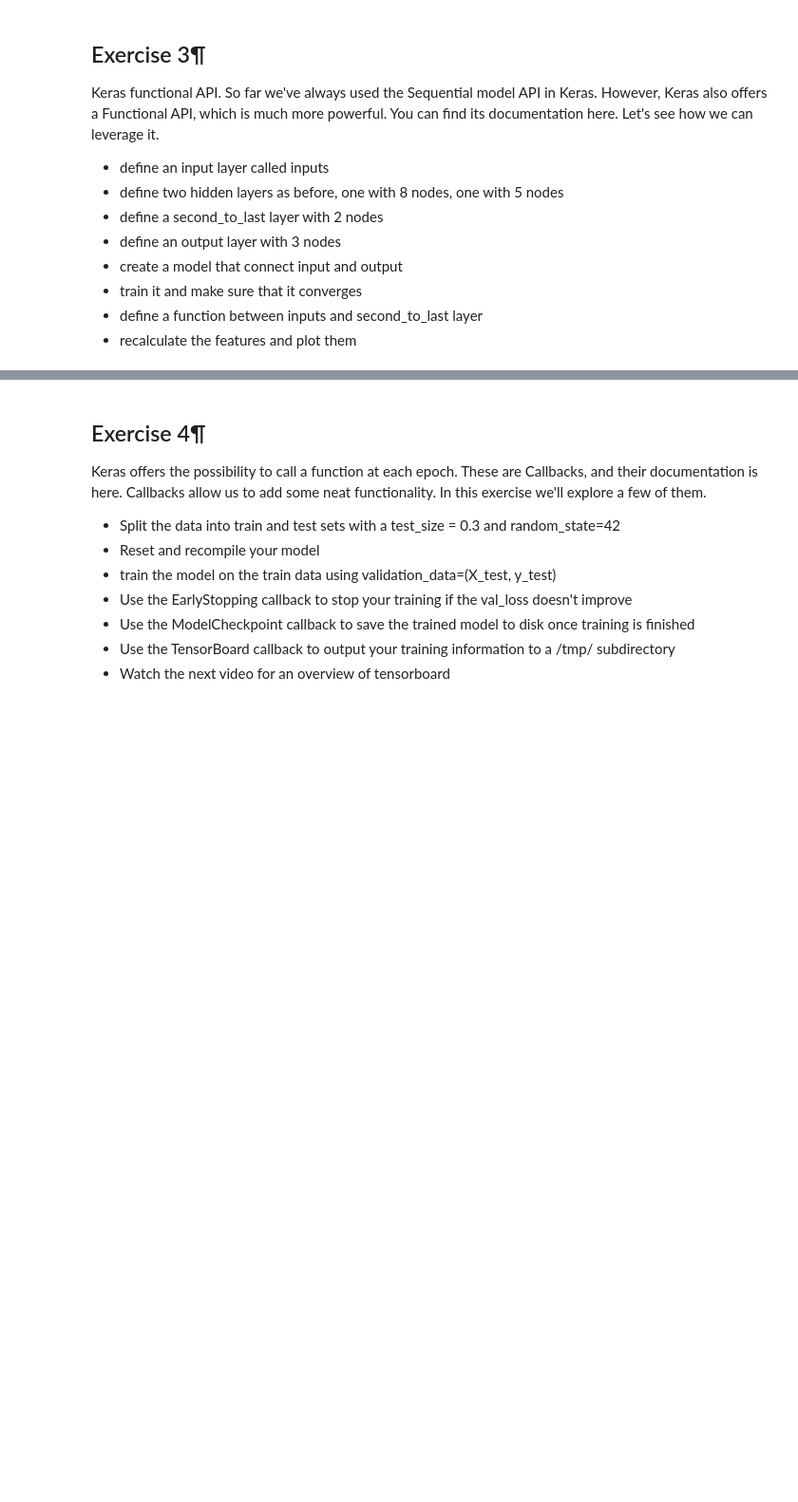
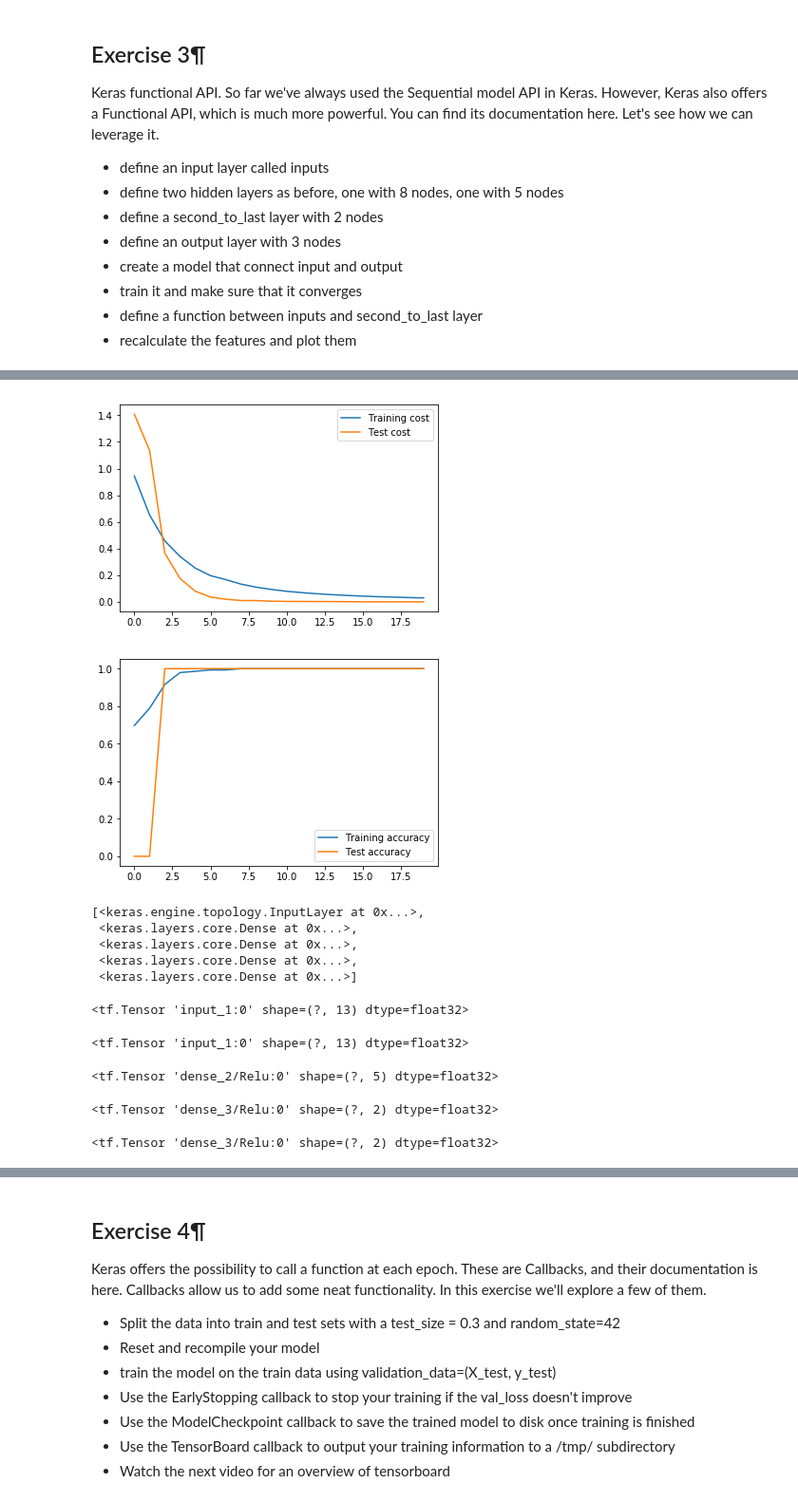
Before and after one commit to YasirHabib/Deep-Learning, a Jupyter notebook: solutions/5 GD Solutions.ipynb, the cells around one changed output, grey strips where cells are left out. Shown at 95% size. Drawn from its saved outputs; the diff is of its cells as text; code cells hidden in the pictures; blank space fills up the shorter version.

Commit message:
Exercise 3 complete

```diff
--- a/solutions/5 GD Solutions.ipynb
+++ b/solutions/5 GD Solutions.ipynb
@@ -423,0 +436,22 @@ Keras functional API. So far we've always used the Sequential model API in Keras
+# %%
+from sklearn.preprocessing import StandardScaler
+
+scalar = StandardScaler()
+X = scalar.fit_transform(df)
+# %%
+from keras.layers import Input, Dense
+from keras.models import Model
+from keras.optimizers import Adam
+from keras import backend
+
+backend.clear_session()
+
+D = X.shape[1]
+
+visible = Input(shape=(D,))
+x = Dense(8, activation='relu')(visible)
+x = Dense(5, activation='relu')(x)
+sec_last = Dense(2, activation='relu')(x)
+output = Dense(K, activation='softmax')(sec_last)
+
+model = Model(inputs=visible, outputs=output)
@@ -423,0 +460,8 @@ Keras functional API. So far we've always used the Sequential model API in Keras
+# %%
+opt = Adam(lr=0.01)
+
+model.compile(
+    loss='sparse_categorical_crossentropy',
+    optimizer=opt,
+    metrics=['accuracy']
+)
@@ -423,0 +488,2 @@ Keras functional API. So far we've always used the Sequential model API in Keras
+# %%
+r = model.fit(X, Y, batch_size=8, epochs=20, validation_split=0.2, shuffle=True)
@@ -423,0 +508,46 @@ Keras functional API. So far we've always used the Sequential model API in Keras
+# %%
+plt.plot(r.history['loss'], label='Training cost')
+plt.plot(r.history['val_loss'], label='Test cost')
+plt.legend()
+plt.show()
+
+plt.plot(r.history['acc'], label='Training accuracy')
+plt.plot(r.history['val_acc'], label='Test accuracy')
+plt.legend()
+plt.show()
+# %% [output]
+[figure, added]
+[figure, added]
+# %%
+model.layers
+# %% [output]
+[<keras.engine.topology.InputLayer at 0x...>,
+ <keras.layers.core.Dense at 0x...>,
+ <keras.layers.core.Dense at 0x...>,
+ <keras.layers.core.Dense at 0x...>,
+ <keras.layers.core.Dense at 0x...>]
+# %%
+inp = model.layers[0].input
+inp
+# %% [output]
+<tf.Tensor 'input_1:0' shape=(?, 13) dtype=float32>
+# %%
+visible
+# %% [output]
+<tf.Tensor 'input_1:0' shape=(?, 13) dtype=float32>
+# %%
+# Note this out is different than sequential API out of Exercise 2 above. Hence we can conclude that:
+# model.layers[2].output of sequential API = model.layers[3].output of functional API
+out = model.layers[2].output
+out
+# %% [output]
+<tf.Tensor 'dense_2/Relu:0' shape=(?, 5) dtype=float32>
+# %%
+out = model.layers[3].output
+out
+# %% [output]
+<tf.Tensor 'dense_3/Relu:0' shape=(?, 2) dtype=float32>
+# %%
+sec_last
+# %% [output]
+<tf.Tensor 'dense_3/Relu:0' shape=(?, 2) dtype=float32>
```
Also changed, not shown: parts of 9 cells of this notebook.
